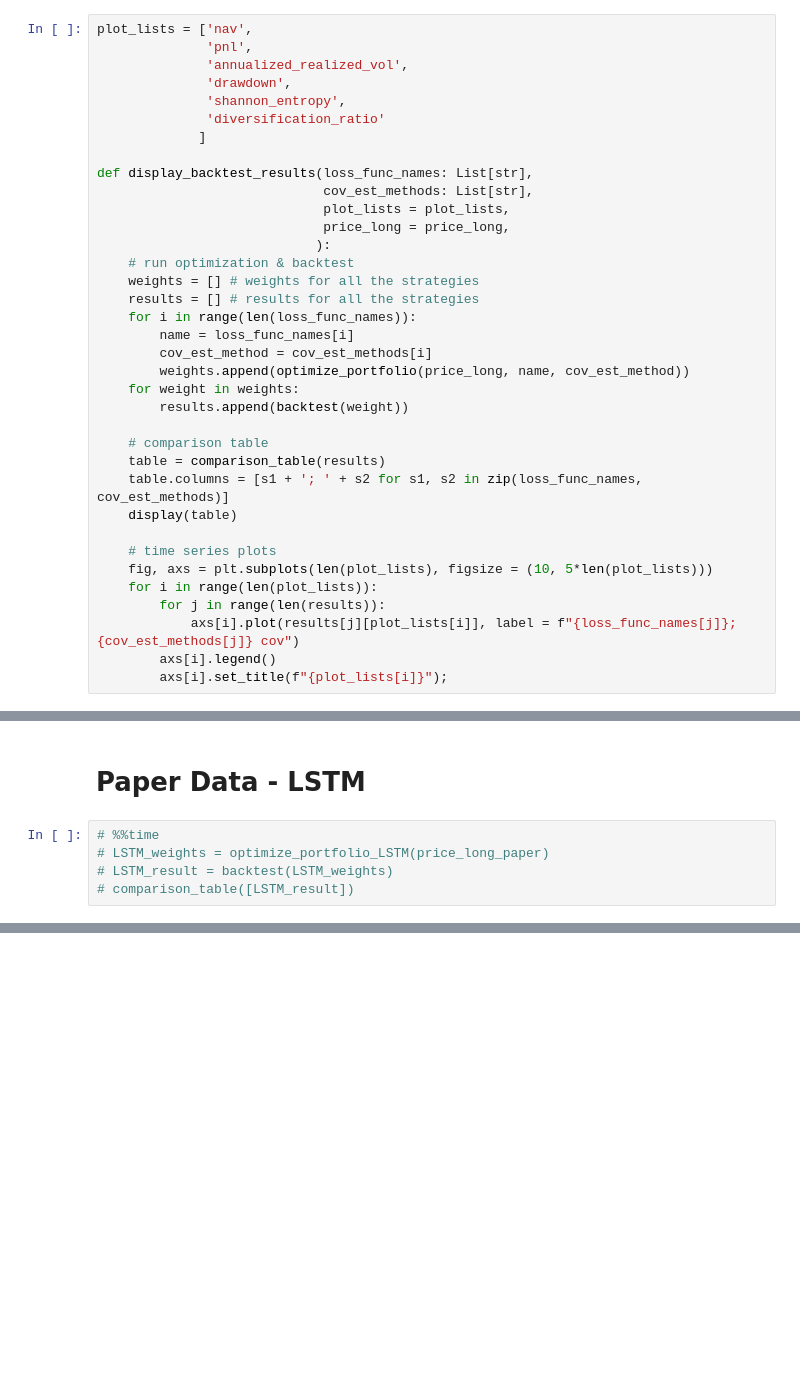
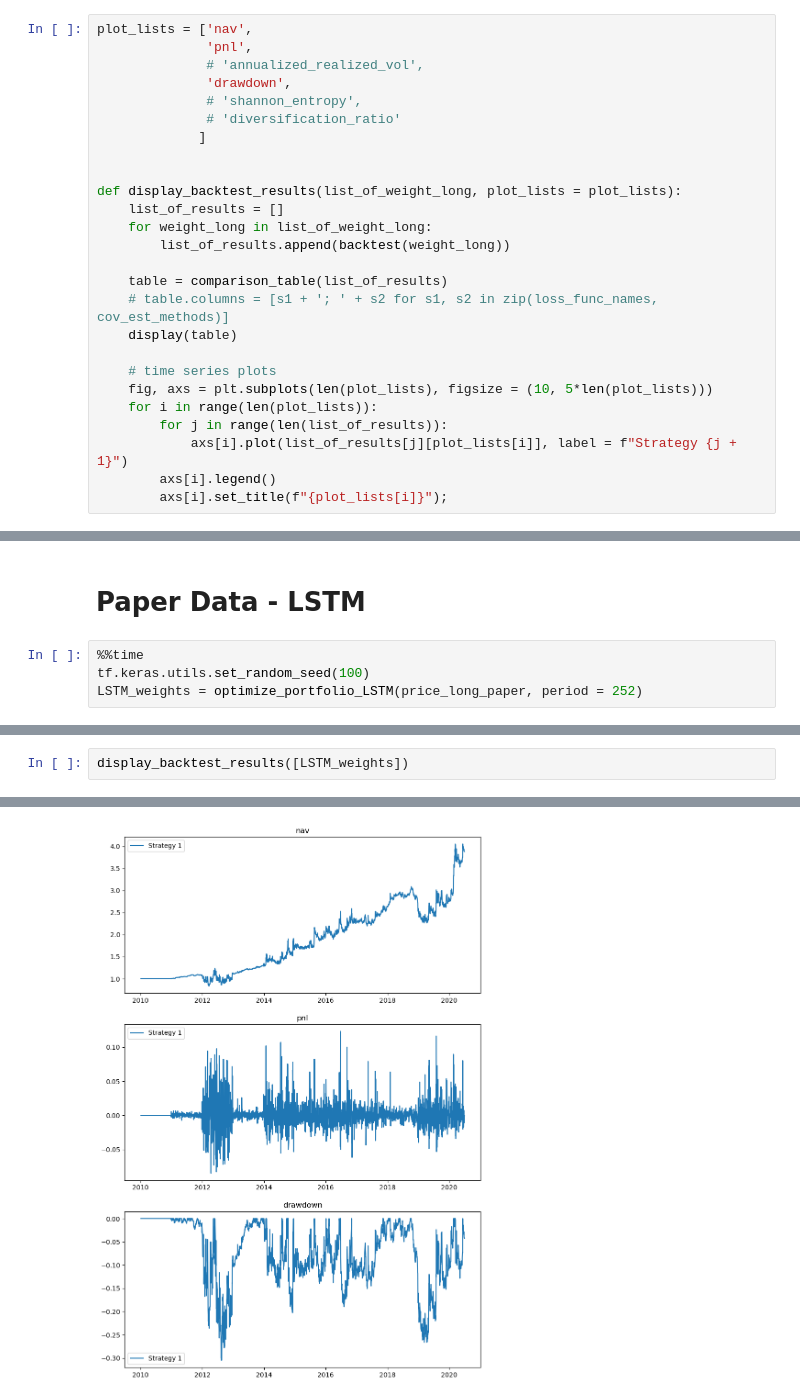
Before and after one commit to Xuanfu-lab/230ZA_Project, a Jupyter notebook: portfolio_opmization_main_framwork.ipynb, the cells around one changed output, grey strips where cells are left out. Drawn from its saved outputs; the diff is of its cells as text; blank space fills up the shorter version.

Commit message:
updated interface & graph quality

```diff
--- a/portfolio_opmization_main_framwork.ipynb
+++ b/portfolio_opmization_main_framwork.ipynb
@@ -382,37 +382,27 @@ def comparison_table(result_list):
 # %%
 plot_lists = ['nav',
               'pnl',
-              'annualized_realized_vol',
+              # 'annualized_realized_vol',
               'drawdown',
-              'shannon_entropy',
-              'diversification_ratio'
+              # 'shannon_entropy',
+              # 'diversification_ratio'
              ]
 
-def display_backtest_results(loss_func_names: List[str],
-                             cov_est_methods: List[str],
-                             plot_lists = plot_lists,
-                             price_long = price_long,
-                            ):
-    # run optimization & backtest
-    weights = [] # weights for all the strategies
-    results = [] # results for all the strategies
-    for i in range(len(loss_func_names)):
-        name = loss_func_names[i]
-        cov_est_method = cov_est_methods[i]
-        weights.append(optimize_portfolio(price_long, name, cov_est_method))
-    for weight in weights:
-        results.append(backtest(weight))
 
-    # comparison table
-    table = comparison_table(results)
-    table.columns = [s1 + '; ' + s2 for s1, s2 in zip(loss_func_names, cov_est_methods)]
+def display_backtest_results(list_of_weight_long, plot_lists = plot_lists):
+    list_of_results = []
+    for weight_long in list_of_weight_long:
+        list_of_results.append(backtest(weight_long))
+
+    table = comparison_table(list_of_results)
+    # table.columns = [s1 + '; ' + s2 for s1, s2 in zip(loss_func_names, cov_est_methods)]
     display(table)
 
     # time series plots
     fig, axs = plt.subplots(len(plot_lists), figsize = (10, 5*len(plot_lists)))
     for i in range(len(plot_lists)):
-        for j in range(len(results)):
-            axs[i].plot(results[j][plot_lists[i]], label = f"{loss_func_names[j]}; {cov_est_methods[j]} cov")
+        for j in range(len(list_of_results)):
+            axs[i].plot(list_of_results[j][plot_lists[i]], label = f"Strategy {j + 1}")
         axs[i].legend()
         axs[i].set_title(f"{plot_lists[i]}");
 # %% [markdown]
@@ -454,7 +438,6 @@ display_backtest_results(loss_func_names, cov_est_methods, price_long = price_lo
 # %% [markdown]
 # Paper Data - LSTM
 # %%
-# %%time
-# LSTM_weights = optimize_portfolio_LSTM(price_long_paper)
-# LSTM_result = backtest(LSTM_weights)
-# comparison_table([LSTM_result])
+%%time
+tf.keras.utils.set_random_seed(100)
+LSTM_weights = optimize_portfolio_LSTM(price_long_paper, period = 252)
@@ -462,0 +457,3 @@ plt.plot(LSTM_result['nav'])
+# %%
+display_backtest_results([LSTM_weights])
+# %% [output]
@@ -462,0 +475 @@ plt.plot(LSTM_result['nav'])
+[figure, added]
```
Also changed, not shown: parts of 31 cells of this notebook.
